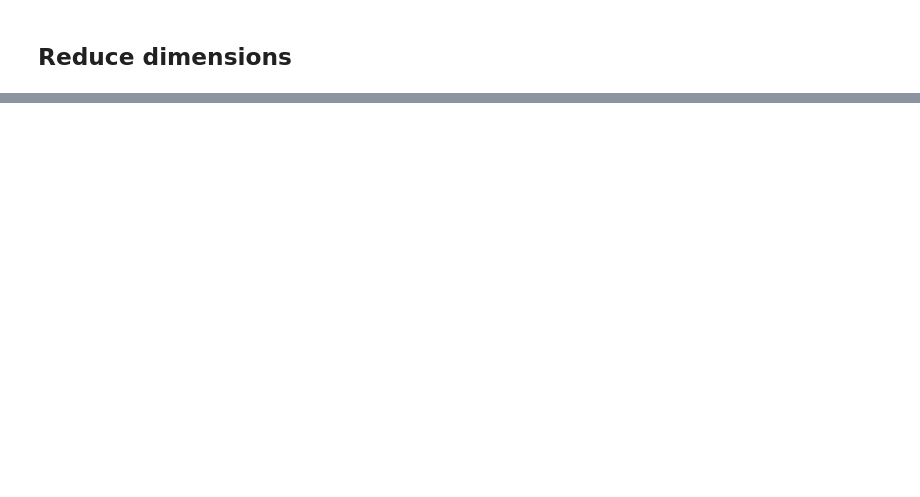
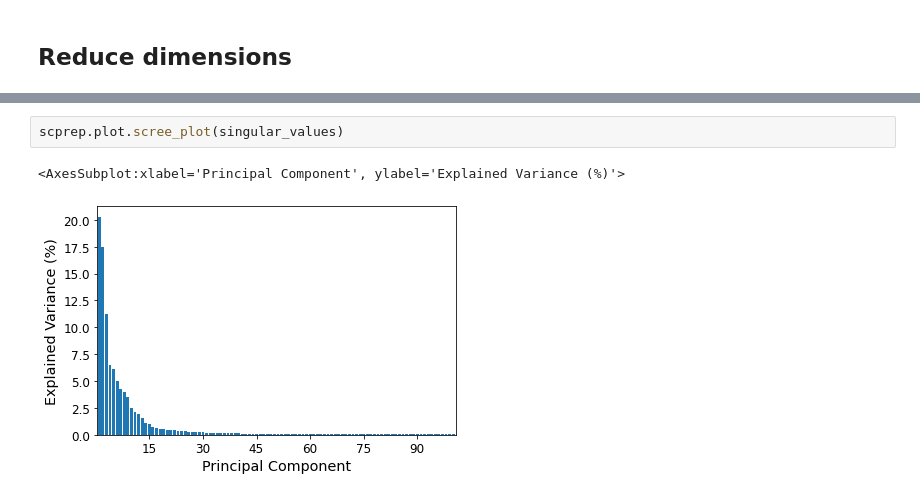
Before and after one commit to SBurwash/CRCHUM, a Jupyter notebook: Python_project/main.ipynb, the cells around one changed output, grey strips where cells are left out. Drawn from its saved outputs; the diff is of its cells as text; blank space fills up the shorter version.

```diff
--- a/Python_project/main.ipynb
+++ b/Python_project/main.ipynb
@@ -133,0 +243,5 @@ TypeError: '(slice(None, None, None), 1)' is an invalid key
+# %%
+scprep.plot.scree_plot(singular_values)
+# %% [output]
+<AxesSubplot:xlabel='Principal Component', ylabel='Explained Variance (%)'>
+[figure, added]
```
Also changed, not shown: parts of 18 cells of this notebook, 3 other files.
